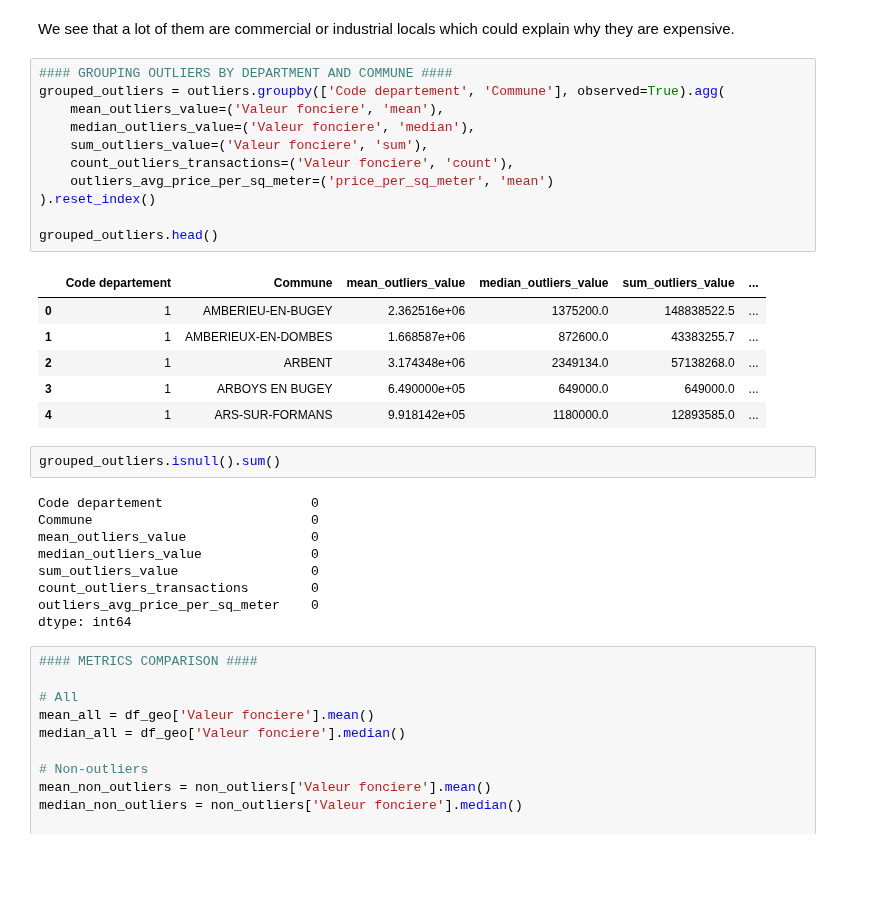
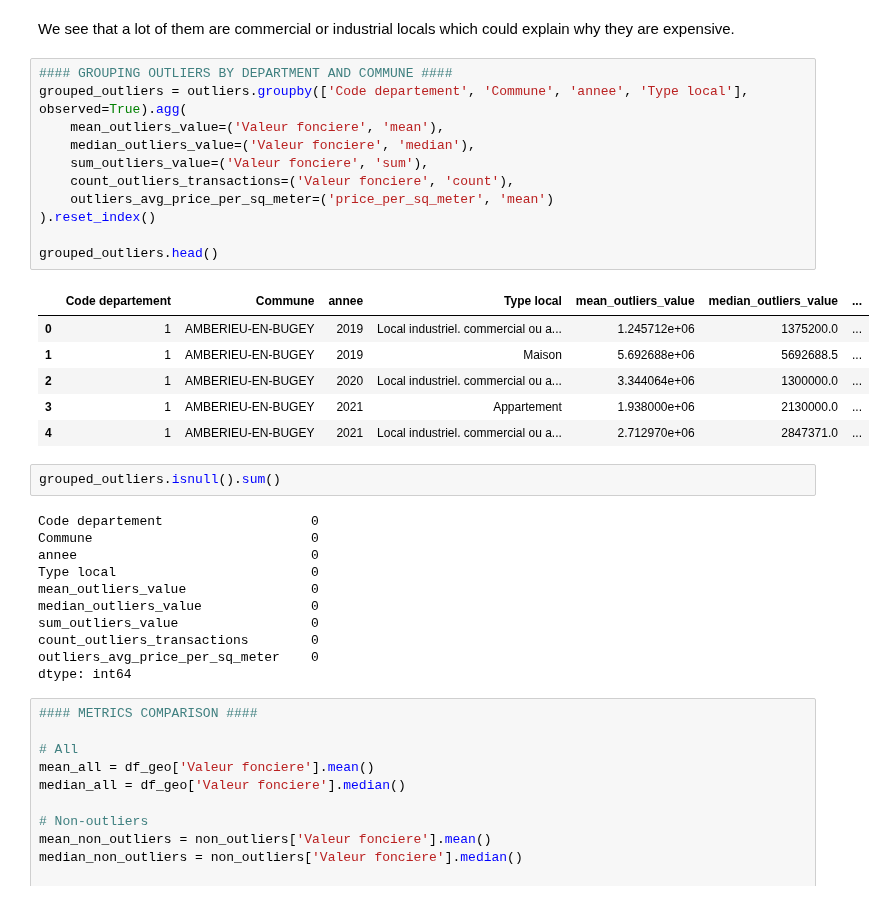
Before and after one commit to Kal3idoscope/Land-data-analysis-French-market, a Jupyter notebook: geographical_comparisons.ipynb, the cells around one changed output. Saved outputs shown, nothing was run; the diff lists cells and outputs as text; blank space fills up the shorter version.

```diff
--- a/geographical_comparisons.ipynb
+++ b/geographical_comparisons.ipynb
@@ -303,27 +302,29 @@ outliers.head()
 We see that a lot of them are commercial or industrial locals which could explain why they are expensive.
 # %%
 #### GROUPING OUTLIERS BY DEPARTMENT AND COMMUNE ####
-grouped_outliers = outliers.groupby(['Code departement', 'Commune'], observed=True).agg(
+grouped_outliers = outliers.groupby(['Code departement', 'Commune', 'annee', 'Type local'], observed=True).agg(
     mean_outliers_value=('Valeur fonciere', 'mean'),
     median_outliers_value=('Valeur fonciere', 'median'),
     sum_outliers_value=('Valeur fonciere', 'sum'),
     count_outliers_transactions=('Valeur fonciere', 'count'),
     outliers_avg_price_per_sq_meter=('price_per_sq_meter', 'mean')
 ).reset_index()
 
 grouped_outliers.head()
 # %% [output]
-|  | Code departement | Commune | mean_outliers_value | median_outliers_value | sum_outliers_value | ... |
-| 0 | 1 | AMBERIEU-EN-BUGEY | 2.362516e+06 | 1375200.0 | 148838522.5 | ... |
-| 1 | 1 | AMBERIEUX-EN-DOMBES | 1.668587e+06 | 872600.0 | 43383255.7 | ... |
-| 2 | 1 | ARBENT | 3.174348e+06 | 2349134.0 | 57138268.0 | ... |
-| 3 | 1 | ARBOYS EN BUGEY | 6.490000e+05 | 649000.0 | 649000.0 | ... |
-| 4 | 1 | ARS-SUR-FORMANS | 9.918142e+05 | 1180000.0 | 12893585.0 | ... |
+|  | Code departement | Commune | annee | Type local | mean_outliers_value | median_outliers_value | ... |
+| 0 | 1 | AMBERIEU-EN-BUGEY | 2019 | Local industriel. commercial ou a... | 1.245712e+06 | 1375200.0 | ... |
+| 1 | 1 | AMBERIEU-EN-BUGEY | 2019 | Maison | 5.692688e+06 | 5692688.5 | ... |
+| 2 | 1 | AMBERIEU-EN-BUGEY | 2020 | Local industriel. commercial ou a... | 3.344064e+06 | 1300000.0 | ... |
+| 3 | 1 | AMBERIEU-EN-BUGEY | 2021 | Appartement | 1.938000e+06 | 2130000.0 | ... |
+| 4 | 1 | AMBERIEU-EN-BUGEY | 2021 | Local industriel. commercial ou a... | 2.712970e+06 | 2847371.0 | ... |
 # %%
 grouped_outliers.isnull().sum()
 # %% [output]
 Code departement                   0
 Commune                            0
+annee                              0
+Type local                         0
 mean_outliers_value                0
 median_outliers_value              0
 sum_outliers_value                 0
```
Also changed, not shown: parts of 13 cells of this notebook, 6 other files.
